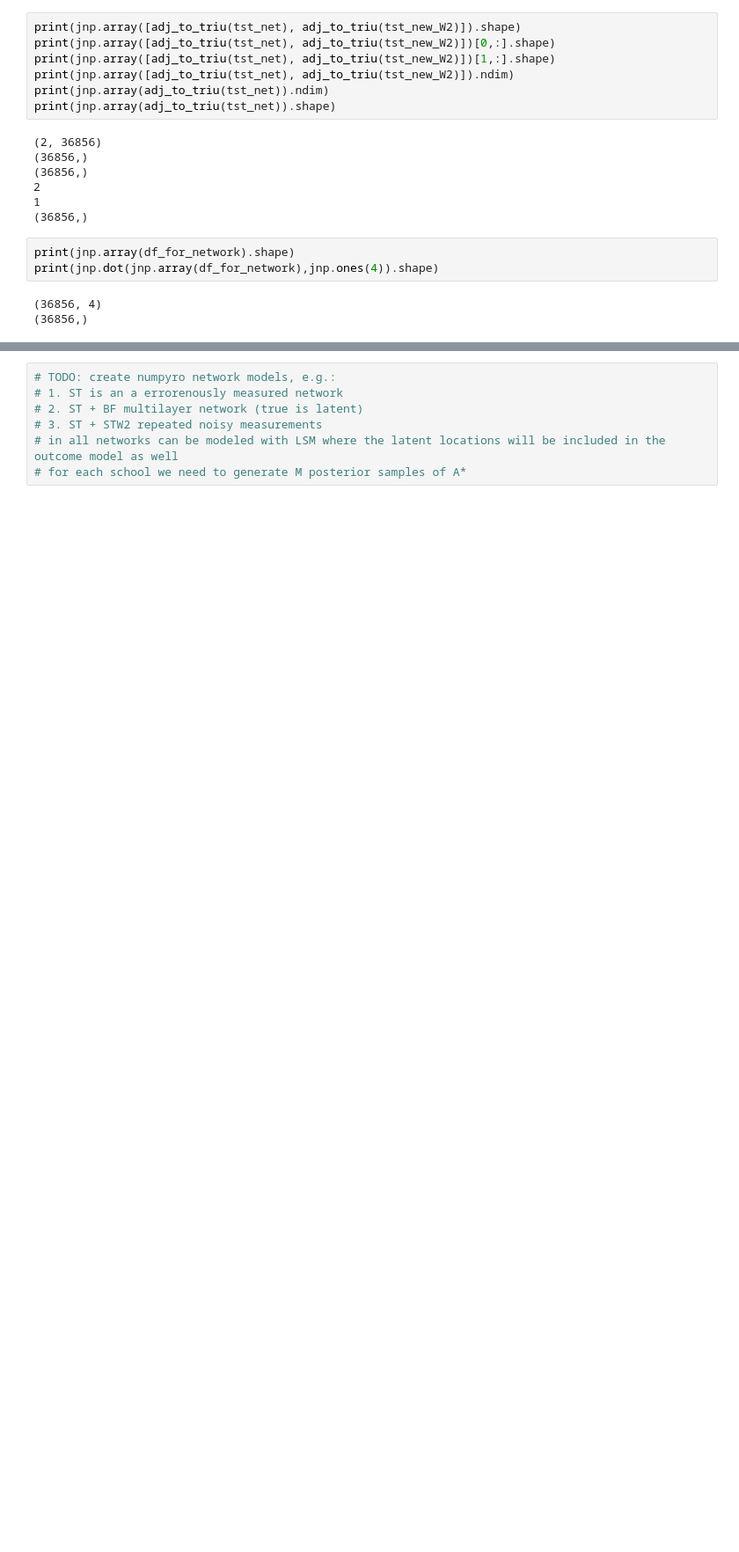
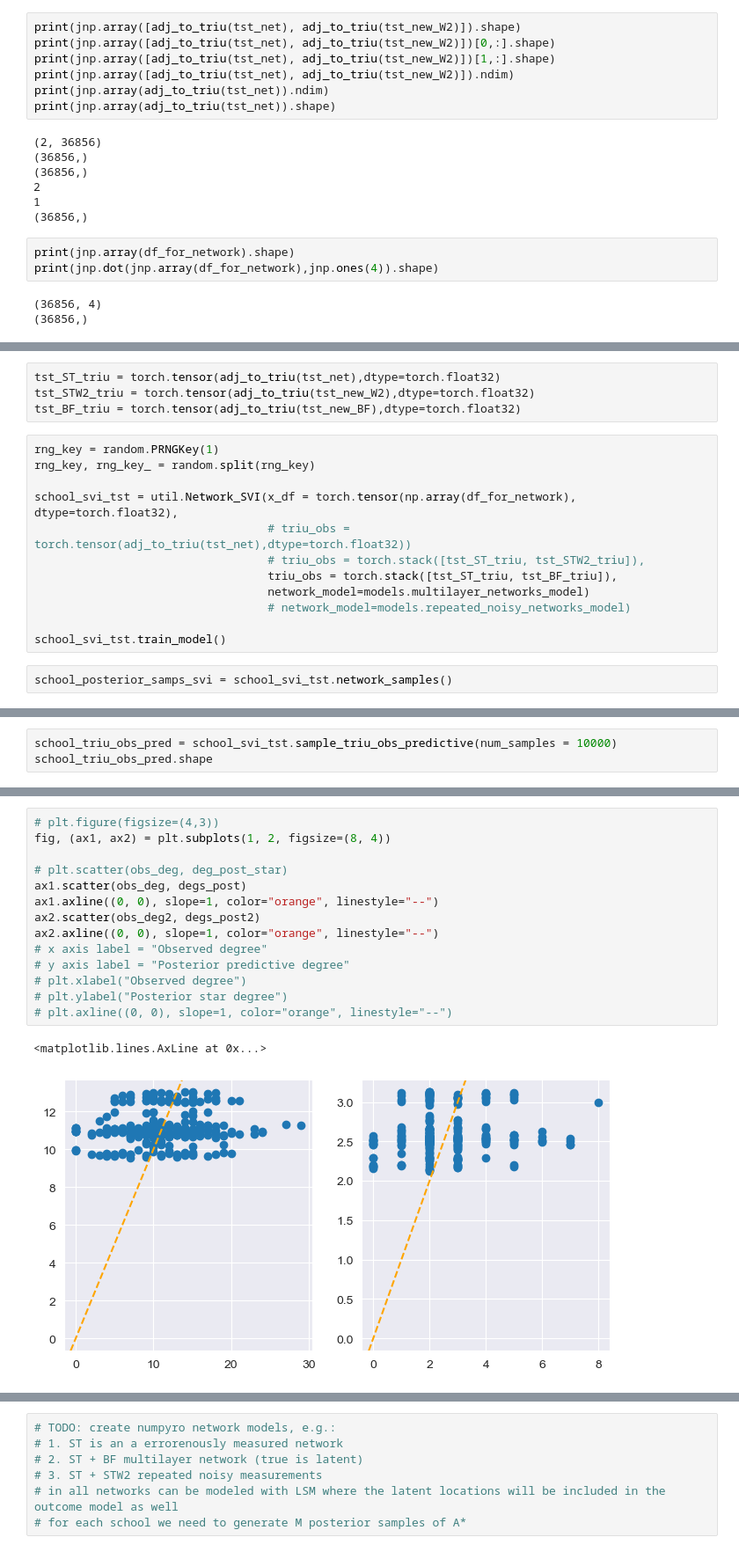
Before and after one commit to barwein/BayesProxyNets, a Jupyter notebook: Data/Palluck_et_al/Data_analysis.ipynb, the cells around one changed output, grey strips where cells are left out. Shown at 88% size. Cells and saved outputs as stored; diff of their text form; blank space fills up the shorter version.

Commit message:
Data analysis network analysis tests

```diff
--- a/Data/Palluck_et_al/Data_analysis.ipynb
+++ b/Data/Palluck_et_al/Data_analysis.ipynb
@@ -421,0 +402,18 @@ AssertionError:
+# %%
+tst_ST_triu = torch.tensor(adj_to_triu(tst_net),dtype=torch.float32)
+tst_STW2_triu = torch.tensor(adj_to_triu(tst_new_W2),dtype=torch.float32)
+tst_BF_triu = torch.tensor(adj_to_triu(tst_new_BF),dtype=torch.float32)
+# %%
+rng_key = random.PRNGKey(1)
+rng_key, rng_key_ = random.split(rng_key)
+
+school_svi_tst = util.Network_SVI(x_df = torch.tensor(np.array(df_for_network), dtype=torch.float32),
+                                  # triu_obs = torch.tensor(adj_to_triu(tst_net),dtype=torch.float32))
+                                  # triu_obs = torch.stack([tst_ST_triu, tst_STW2_triu]),
+                                  triu_obs = torch.stack([tst_ST_triu, tst_BF_triu]),
+                                  network_model=models.multilayer_networks_model)
+                                  # network_model=models.repeated_noisy_networks_model)
+
+school_svi_tst.train_model()
+# %%
+school_posterior_samps_svi = school_svi_tst.network_samples()
@@ -421,0 +424,3 @@ AssertionError:
+# %%
+school_triu_obs_pred = school_svi_tst.sample_triu_obs_predictive(num_samples = 10000)
+school_triu_obs_pred.shape
@@ -421,0 +497,17 @@ AssertionError:
+# %%
+# plt.figure(figsize=(4,3))
+fig, (ax1, ax2) = plt.subplots(1, 2, figsize=(8, 4))
+
+# plt.scatter(obs_deg, deg_post_star)
+ax1.scatter(obs_deg, degs_post)
+ax1.axline((0, 0), slope=1, color="orange", linestyle="--")
+ax2.scatter(obs_deg2, degs_post2)
+ax2.axline((0, 0), slope=1, color="orange", linestyle="--")
+# x axis label = "Observed degree"
+# y axis label = "Posterior predictive degree"
+# plt.xlabel("Observed degree")
+# plt.ylabel("Posterior star degree")
+# plt.axline((0, 0), slope=1, color="orange", linestyle="--")
+# %% [output]
+<matplotlib.lines.AxLine at 0x...>
+[figure, added]
```
Also changed, not shown: parts of 28 cells of this notebook, 8 other files.
